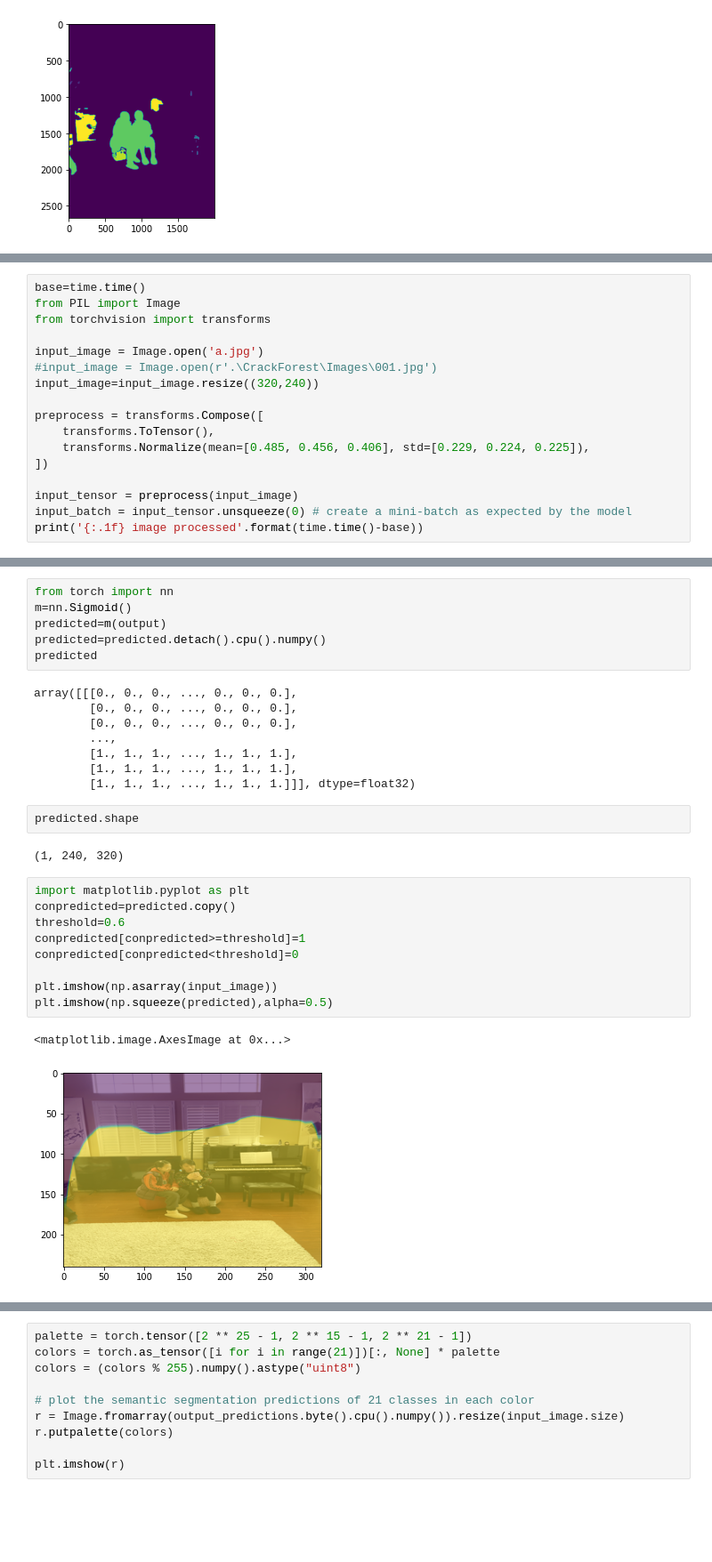
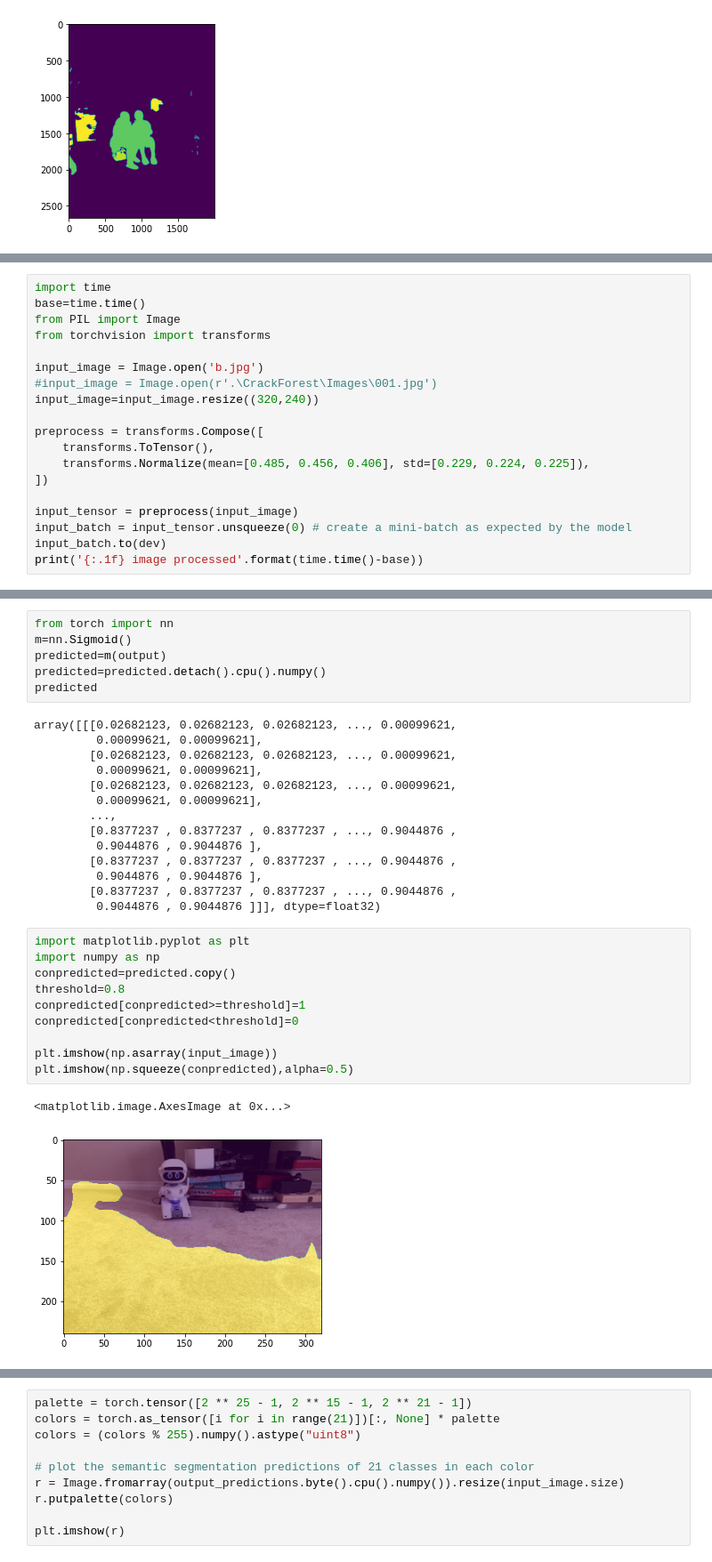
Before and after one commit to angrysword/DeepLabv3FineTuning, a Jupyter notebook: torchmodel_test.ipynb, the cells around one changed output, grey strips where cells are left out. Shown at 89% size. Saved outputs shown, nothing was run; the diff lists cells and outputs as text; blank space fills up the shorter version.

Commit message:
try one more time check point

```diff
--- a/torchmodel_test.ipynb
+++ b/torchmodel_test.ipynb
@@ -124,11 +127,12 @@ tmodel.eval()
   )
 )
 # %%
+import time
 base=time.time()
 from PIL import Image
 from torchvision import transforms
 
-input_image = Image.open('a.jpg')
+input_image = Image.open('b.jpg')
 #input_image = Image.open(r'.\CrackForest\Images\001.jpg')
 input_image=input_image.resize((320,240))
 
@@ -139,5 +143,6 @@ preprocess = transforms.Compose([
 
 input_tensor = preprocess(input_image)
 input_batch = input_tensor.unsqueeze(0) # create a mini-batch as expected by the model
+input_batch.to(dev)
 print('{:.1f} image processed'.format(time.time()-base))
 # %% [output]
@@ -160,26 +165,29 @@ predicted=m(output)
 predicted=predicted.detach().cpu().numpy()
 predicted
 # %% [output]
-array([[[0., 0., 0., ..., 0., 0., 0.],
-        [0., 0., 0., ..., 0., 0., 0.],
-        [0., 0., 0., ..., 0., 0., 0.],
+array([[[0.02682123, 0.02682123, 0.02682123, ..., 0.00099621,
+         0.00099621, 0.00099621],
+        [0.02682123, 0.02682123, 0.02682123, ..., 0.00099621,
+         0.00099621, 0.00099621],
+        [0.02682123, 0.02682123, 0.02682123, ..., 0.00099621,
+         0.00099621, 0.00099621],
         ...,
-        [1., 1., 1., ..., 1., 1., 1.],
-        [1., 1., 1., ..., 1., 1., 1.],
-        [1., 1., 1., ..., 1., 1., 1.]]], dtype=float32)
+        [0.8377237 , 0.8377237 , 0.8377237 , ..., 0.9044876 ,
+         0.9044876 , 0.9044876 ],
+        [0.8377237 , 0.8377237 , 0.8377237 , ..., 0.9044876 ,
+         0.9044876 , 0.9044876 ],
+        [0.8377237 , 0.8377237 , 0.8377237 , ..., 0.9044876 ,
+         0.9044876 , 0.9044876 ]]], dtype=float32)
-# %%
-predicted.shape
-# %% [output]
-(1, 240, 320)
 # %%
 import matplotlib.pyplot as plt
+import numpy as np
 conpredicted=predicted.copy()
-threshold=0.6
+threshold=0.8
 conpredicted[conpredicted>=threshold]=1
 conpredicted[conpredicted<threshold]=0
 
 plt.imshow(np.asarray(input_image))
-plt.imshow(np.squeeze(predicted),alpha=0.5)
+plt.imshow(np.squeeze(conpredicted),alpha=0.5)
 # %% [output]
 <matplotlib.image.AxesImage at 0x...>
-[figure, old version]
+[figure, new version]
```
Also changed, not shown: parts of 10 cells of this notebook, 4 other files.
